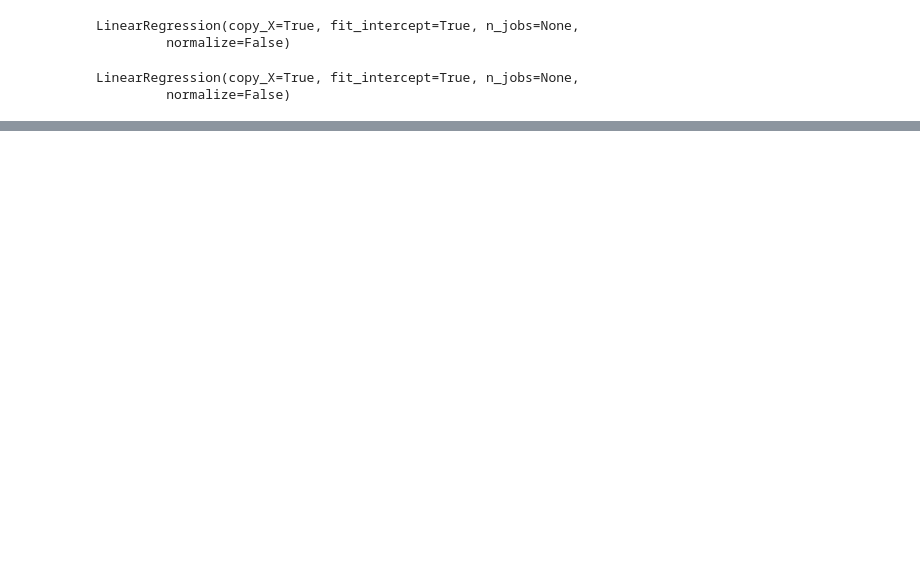
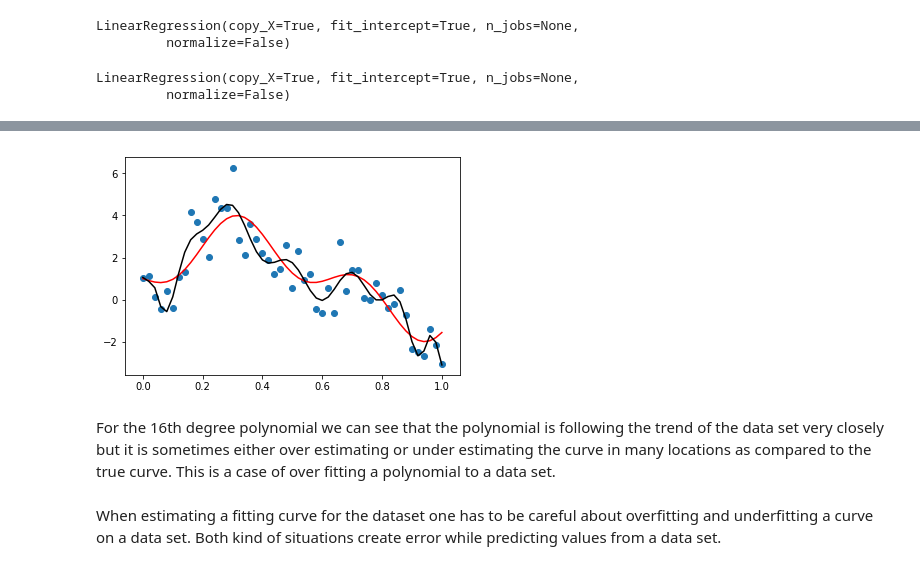
Before and after one commit to HSSangha/ABE_516x_Linear_regression, a Jupyter notebook: Linear_regression_with_sample_data.ipynb, the cells around one changed output, grey strips where cells are left out. Saved outputs shown, nothing was run; the diff lists cells and outputs as text; code cells hidden in the pictures; blank space fills up the shorter version.

```diff
--- a/Linear_regression_with_sample_data.ipynb
+++ b/Linear_regression_with_sample_data.ipynb
@@ -68,0 +92,12 @@ plt.show()
+# %%
+plt.scatter(x, y)
+
+plt.plot(x,y_tru, color='red')
+plt.plot(x, y_poly_pred2, color='black')
+plt.show()
+# %% [output]
+[figure, added]
+# %% [markdown]
+For the 16th degree polynomial we can see that the polynomial is following the trend of the data set very closely but it is sometimes either over estimating or under estimating the curve in many locations as compared to the true curve. This is a case of over fitting a polynomial to a data set.
+# %% [markdown]
+When estimating a fitting curve for the dataset one has to be careful about overfitting and underfitting a curve on a data set. Both kind of situations create error while predicting values from a data set.
```
Also changed, not shown: parts of 16 cells of this notebook.
